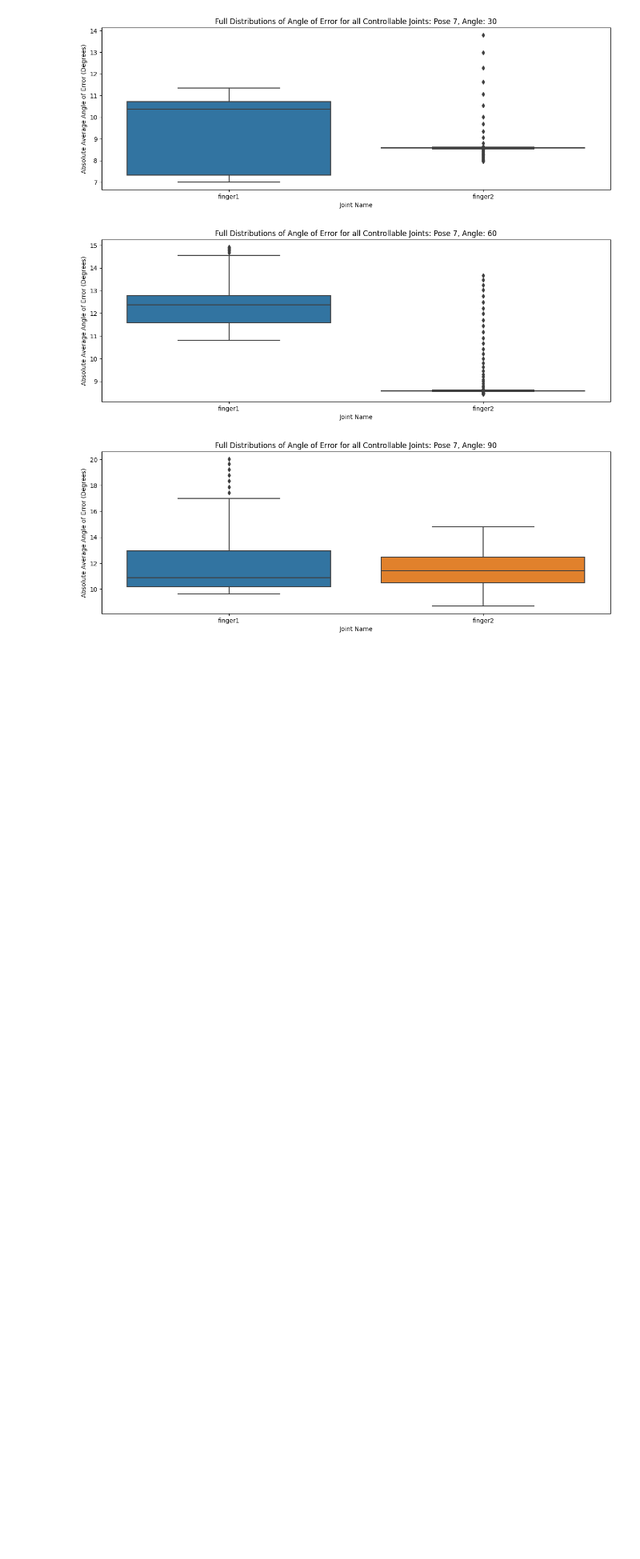
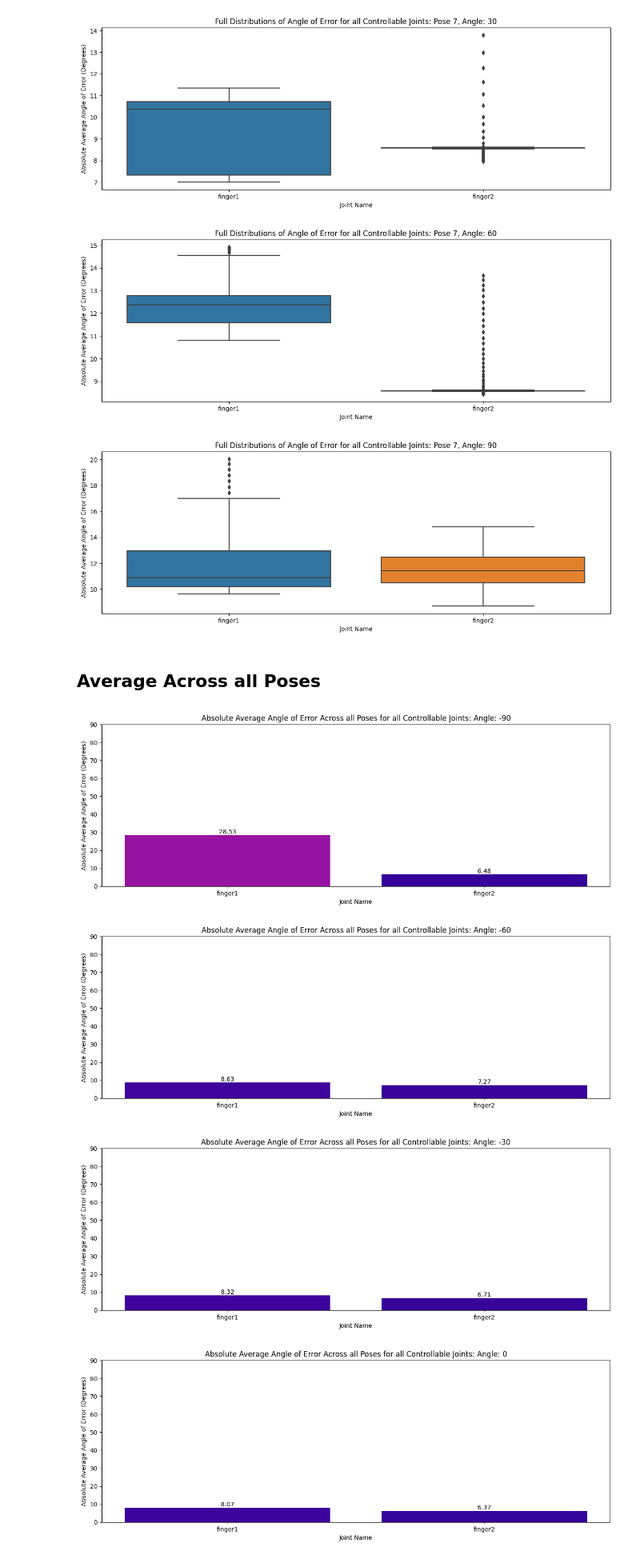
Before and after one commit to Aashvin/hand-tracking-robot-control, a Jupyter notebook: 2_finger_analysis.ipynb, the cells around one changed output. Shown at 80% size. Drawn from its saved outputs; the diff is of its cells as text; code cells hidden in the pictures; blank space fills up the shorter version.

```diff
--- a/2_finger_analysis.ipynb
+++ b/2_finger_analysis.ipynb
@@ -163,3 +163,5 @@ for i in range(len(pose_files)):
 [figure]
 [figure]
 [figure]
+# %% [markdown]
+## Average Across all Poses
@@ -166,20 +197,22 @@ for i in range(len(pose_files)):
 # %%
-# col_ranges = [pose_files[i].max() - pose_files[i].min() for i in range(len(pose_files))]
+x = [i for i in range(len(mean_joint_errors_by_rotation[i].keys()))]
 
-# x = [i for i in range(len(col_ranges[i].keys()))]
+my_cmap = plt.get_cmap('plasma')
+rescale = lambda y: y / 90
 
-# my_cmap = plt.get_cmap('plasma')
-# # rescale = lambda y: (y - np.min(y)) / (np.max(y) - np.min(y))
-# rescale = lambda y: y / 90
+for i, means in enumerate(mean_joint_errors_by_rotation):
 
-# for i, ranges in enumerate(col_ranges):
-
-#     plt.figure().set_figwidth(15)
-#     range_bar = plt.bar(x=x, height=ranges.values, color=my_cmap(rescale(ranges.values)))
-#     plt.bar_label(range_bar, fmt="%0.2f")
-#     plt.xlabel("Joint Name")
-#     plt.ylabel("Range of Joints (Degrees)")
-#     plt.ylim(0, 90)
-#     plt.title(f"Range of Joints Throughout the Experiment: Pose 1, Angle: {angle_order[i]}")
-#     plt.xticks(x, ranges.keys())
-#     plt.show()
+    plt.figure().set_figwidth(15)
+    mean_bar = plt.bar(x=x, height=means.values, color=my_cmap(rescale(means.values)))
+    plt.bar_label(mean_bar, fmt="%0.2f")
+    plt.xlabel("Joint Name")
+    plt.ylabel("Absolute Average Angle of Error (Degrees)")
+    plt.ylim(0, 90)
+    plt.title(f"Absolute Average Angle of Error Across all Poses for all Controllable Joints: Angle: {angle_order[i]}")
+    plt.xticks(x, means.keys())
+    plt.show()
+# %% [output]
+[figure, added]
+[figure, added]
+[figure, added]
+[figure, added]
```
Also changed, not shown: parts of 4 cells of this notebook, 1 other file.
